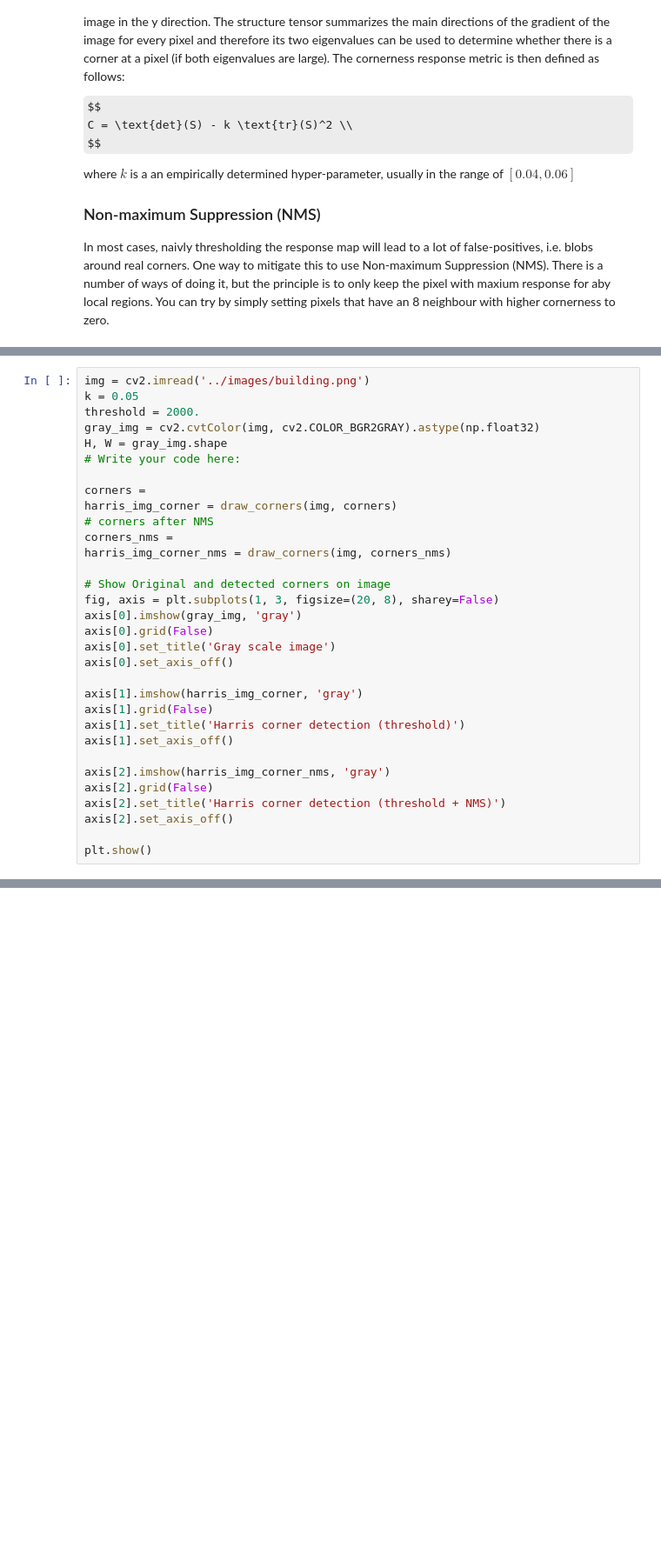
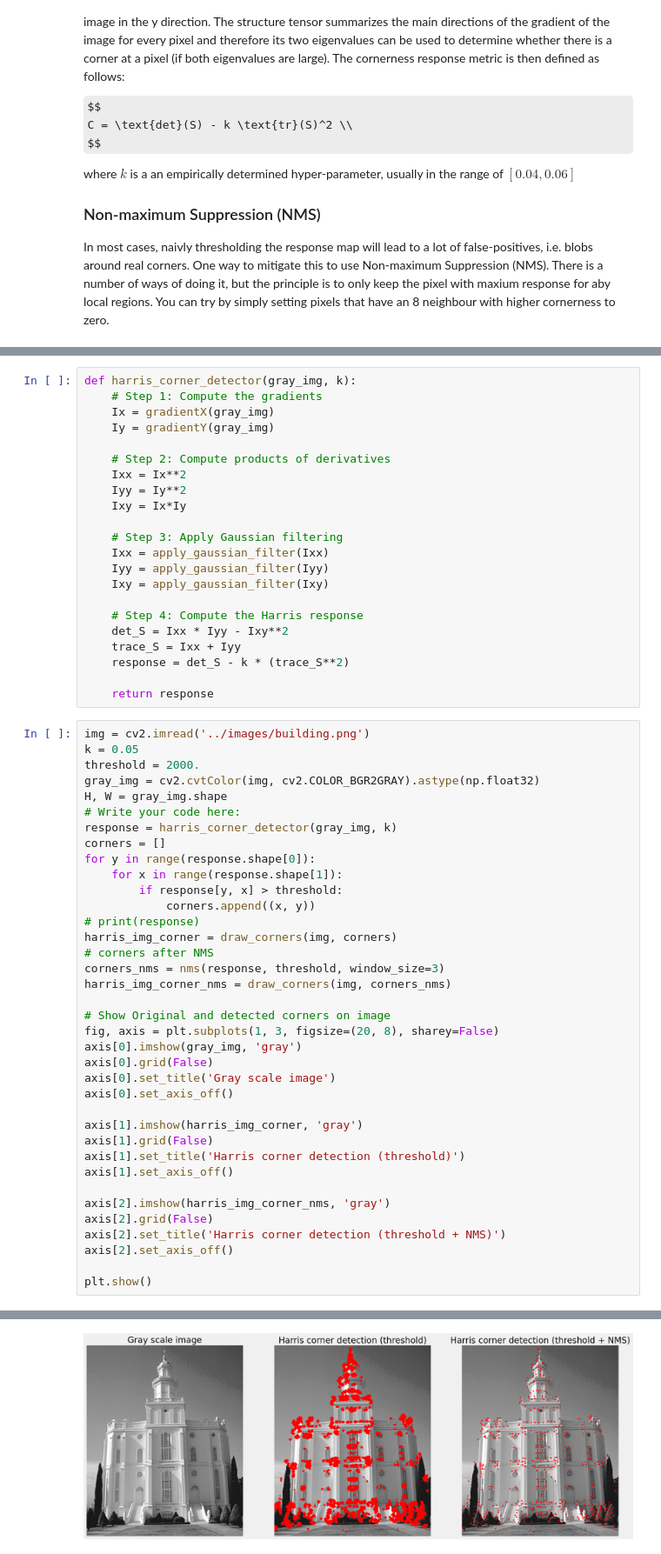
Before and after one commit to derkder/CGVI_CourseWork, a Jupyter notebook: ImageProcessing/Labs/Practical_8/labs/week_8.ipynb, the cells around one changed output, grey strips where cells are left out. Shown at 87% size. Saved outputs shown, nothing was run; the diff lists cells and outputs as text; some formulas as TeX source; blank space fills up the shorter version.

```diff
--- a/ImageProcessing/Labs/Practical_8/labs/week_8.ipynb
+++ b/ImageProcessing/Labs/Practical_8/labs/week_8.ipynb
@@ -193,3 +231,25 @@ def nms(response, threshold, window_size=3):
+# %%
+def harris_corner_detector(gray_img, k):
+    # Step 1: Compute the gradients
+    Ix = gradientX(gray_img)
+    Iy = gradientY(gray_img)
+
+    # Step 2: Compute products of derivatives
+    Ixx = Ix**2
+    Iyy = Iy**2
+    Ixy = Ix*Iy
+
+    # Step 3: Apply Gaussian filtering
+    Ixx = apply_gaussian_filter(Ixx)
+    Iyy = apply_gaussian_filter(Iyy)
+    Ixy = apply_gaussian_filter(Ixy)
+
+    # Step 4: Compute the Harris response
+    det_S = Ixx * Iyy - Ixy**2
+    trace_S = Ixx + Iyy
+    response = det_S - k * (trace_S**2)
+
+    return response
 # %%
 img = cv2.imread('../images/building.png')
 k = 0.05
@@ -197,11 +257,16 @@ threshold = 2000.
 gray_img = cv2.cvtColor(img, cv2.COLOR_BGR2GRAY).astype(np.float32)
 H, W = gray_img.shape
 # Write your code here:
-
-corners =
+response = harris_corner_detector(gray_img, k)
+corners = []
+for y in range(response.shape[0]):
+    for x in range(response.shape[1]):
+        if response[y, x] > threshold:
+            corners.append((x, y))
+# print(response)
 harris_img_corner = draw_corners(img, corners)
 # corners after NMS
-corners_nms =
+corners_nms = nms(response, threshold, window_size=3)
 harris_img_corner_nms = draw_corners(img, corners_nms)
 
 # Show Original and detected corners on image
@@ -229,0 +291 @@ error: OpenCV(4.6.0) :-1: error: (-5:Bad argument) in function 'circle'
+[figure, added]
```
Also changed, not shown: parts of 4 cells of this notebook.
